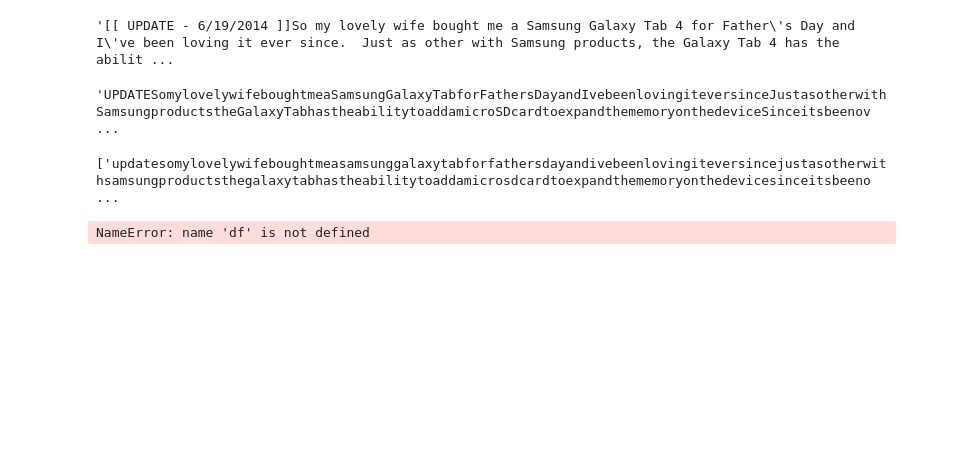
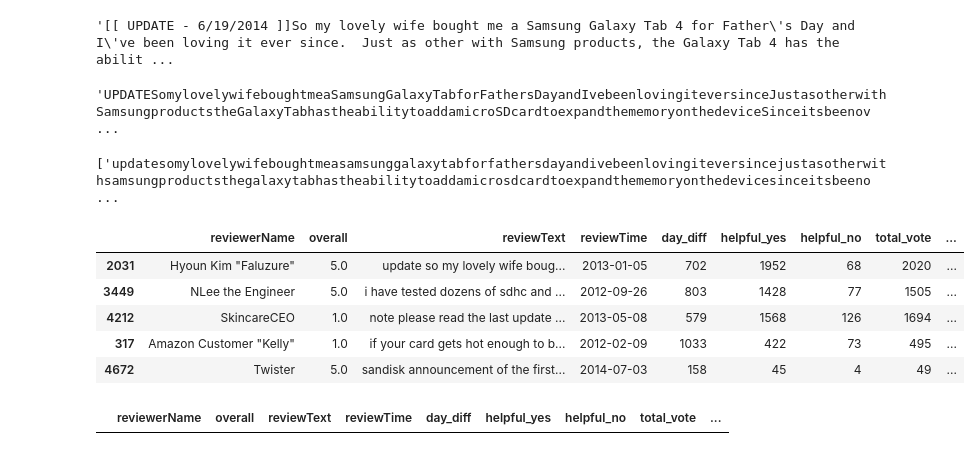
Before and after one commit to NageWC1/Sentimental_Analysis, a Jupyter notebook: Sentiment_Analysis .ipynb, the cells around one changed output. Cells and saved outputs as stored; diff of their text form; code cells hidden in the pictures; blank space fills up the shorter version.

```diff
--- a/Sentiment_Analysis .ipynb
+++ b/Sentiment_Analysis .ipynb
@@ -208,8 +208,13 @@ review_example
 ['updatesomylovelywifeboughtmeasamsunggalaxytabforfathersdayandivebeenlovingiteversincejustasotherwithsamsungproductsthegalaxytabhastheabilitytoaddamicrosdcardtoexpandthememoryonthedevicesinceitsbeeno ...
 # %%
 rt = lambda x: re.sub("[^a-zA-Z]",' ', str(x))
-data["reviewText"] = df["reviewText"].map(rt)
-df["reviewText"] = df["reviewText"].str.lower()
-df.head()
+data["reviewText"] = data["reviewText"].map(rt)
+data["reviewText"] = data["reviewText"].str.lower()
+data.head()
 # %% [output]
-NameError: name 'df' is not defined
+|  | reviewerName | overall | reviewText | reviewTime | day_diff | helpful_yes | helpful_no | total_vote | ... |
+| 2031 | Hyoun Kim "Faluzure" | 5.0 | update so my lovely wife boug... | 2013-01-05 | 702 | 1952 | 68 | 2020 | ... |
+| 3449 | NLee the Engineer | 5.0 | i have tested dozens of sdhc and ... | 2012-09-26 | 803 | 1428 | 77 | 1505 | ... |
+| 4212 | SkincareCEO | 1.0 | note please read the last update ... | 2013-05-08 | 579 | 1568 | 126 | 1694 | ... |
+| 317 | Amazon Customer "Kelly" | 1.0 | if your card gets hot enough to b... | 2012-02-09 | 1033 | 422 | 73 | 495 | ... |
+| 4672 | Twister | 5.0 | sandisk announcement of the first... | 2014-07-03 | 158 | 45 | 4 | 49 | ... |
@@ -215,0 +240,4 @@ NameError: name 'df' is not defined
+# %%
+data[data["sentiment"] == "Positive"].sort_values("wilson_lower_bound",ascending = False).head(5)
+# %% [output]
+|  | reviewerName | overall | reviewText | reviewTime | day_diff | helpful_yes | helpful_no | total_vote | ... |
```
Also changed, not shown: parts of 2 cells of this notebook.
